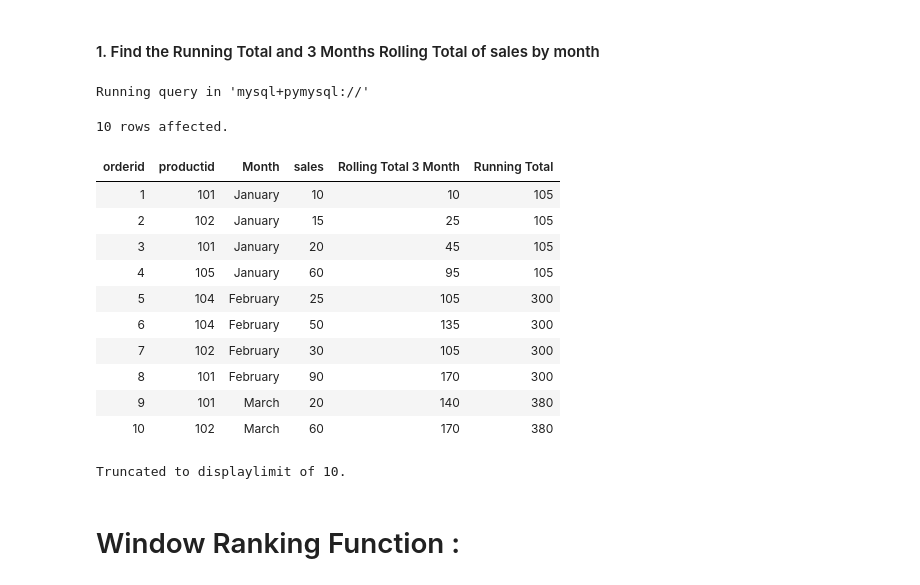
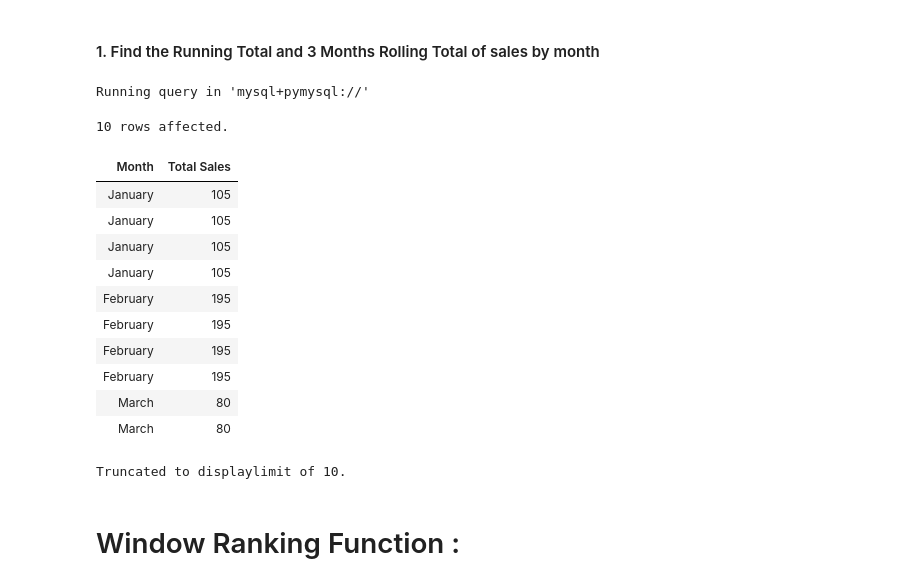
Before and after one commit to the-naman/Learn, a Jupyter notebook: SQL/SQL by Barra/My Notes/07. I - Aggregation and Analytical Functions.ipynb, the cells around one changed output. Drawn from its saved outputs; the diff is of its cells as text; code cells hidden in the pictures.

```diff
--- a/SQL/SQL by Barra/My Notes/07. I - Aggregation and Analytical Functions.ipynb
+++ b/SQL/SQL by Barra/My Notes/07. I - Aggregation and Analytical Functions.ipynb
@@ -939,28 +939,23 @@ Used for:
 #### 1. Find the Running Total and 3 Months Rolling Total of sales by month
 # %%
 %%sql
-select orderid,
-    productid,
-    Monthname(orderdate) as `Month`,
-    sales,
-    sum(sales) over(order BY Month(orderdate) rows between 2 preceding and current row) as `Rolling Total 3 Month`,
-    sum(sales) over(ORDER BY Month(orderdate)) as `Running Total`
-
+select monthname(orderdate) as `Month`,
+    sum(sales) over(partition by month(orderdate))as `Total Sales`
 from orders;
 # %% [output]
 Running query in 'mysql+pymysql://'
 10 rows affected.
-| orderid | productid | Month | sales | Rolling Total 3 Month | Running Total |
-| 1 | 101 | January | 10 | 10 | 105 |
-| 2 | 102 | January | 15 | 25 | 105 |
-| 3 | 101 | January | 20 | 45 | 105 |
-| 4 | 105 | January | 60 | 95 | 105 |
-| 5 | 104 | February | 25 | 105 | 300 |
-| 6 | 104 | February | 50 | 135 | 300 |
-| 7 | 102 | February | 30 | 105 | 300 |
-| 8 | 101 | February | 90 | 170 | 300 |
-| 9 | 101 | March | 20 | 140 | 380 |
-| 10 | 102 | March | 60 | 170 | 380 |
+| Month | Total Sales |
+| January | 105 |
+| January | 105 |
+| January | 105 |
+| January | 105 |
+| February | 195 |
+| February | 195 |
+| February | 195 |
+| February | 195 |
+| March | 80 |
+| March | 80 |
 Truncated to displaylimit of 10.
 # %% [markdown]
 # Window Ranking Function :
```
